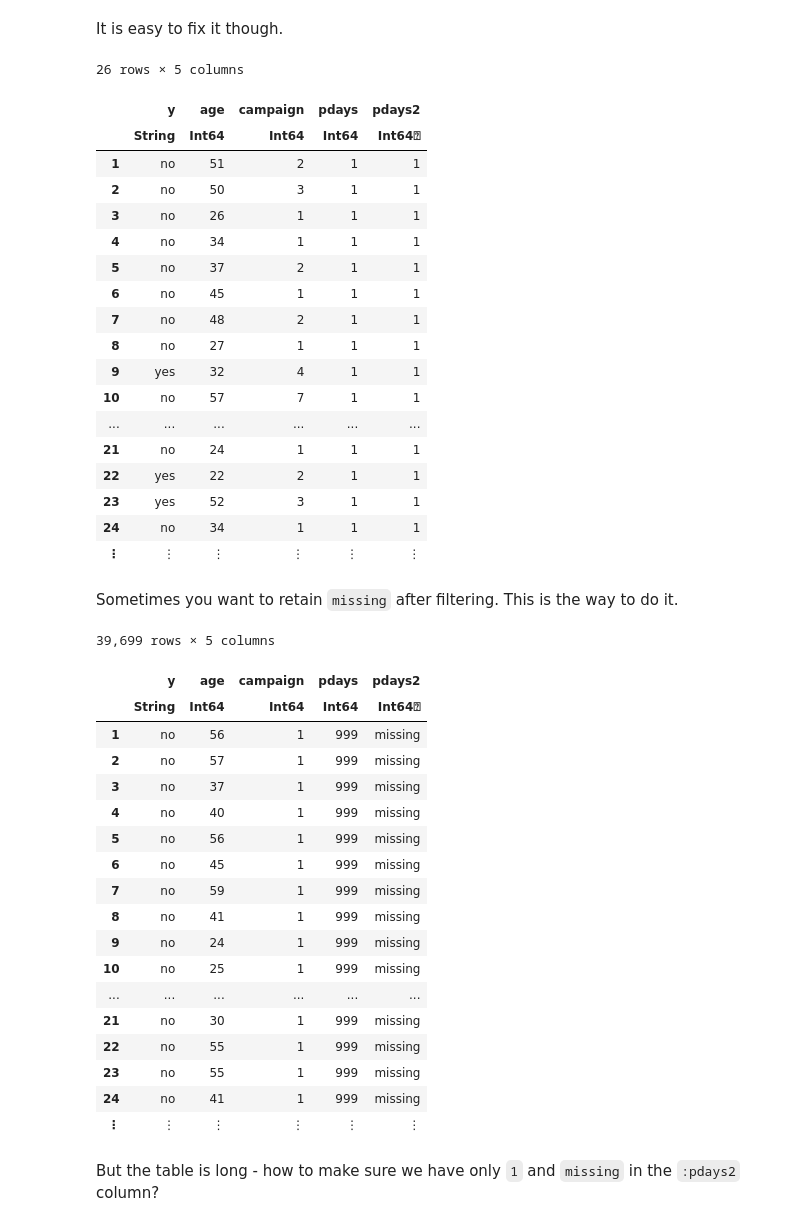
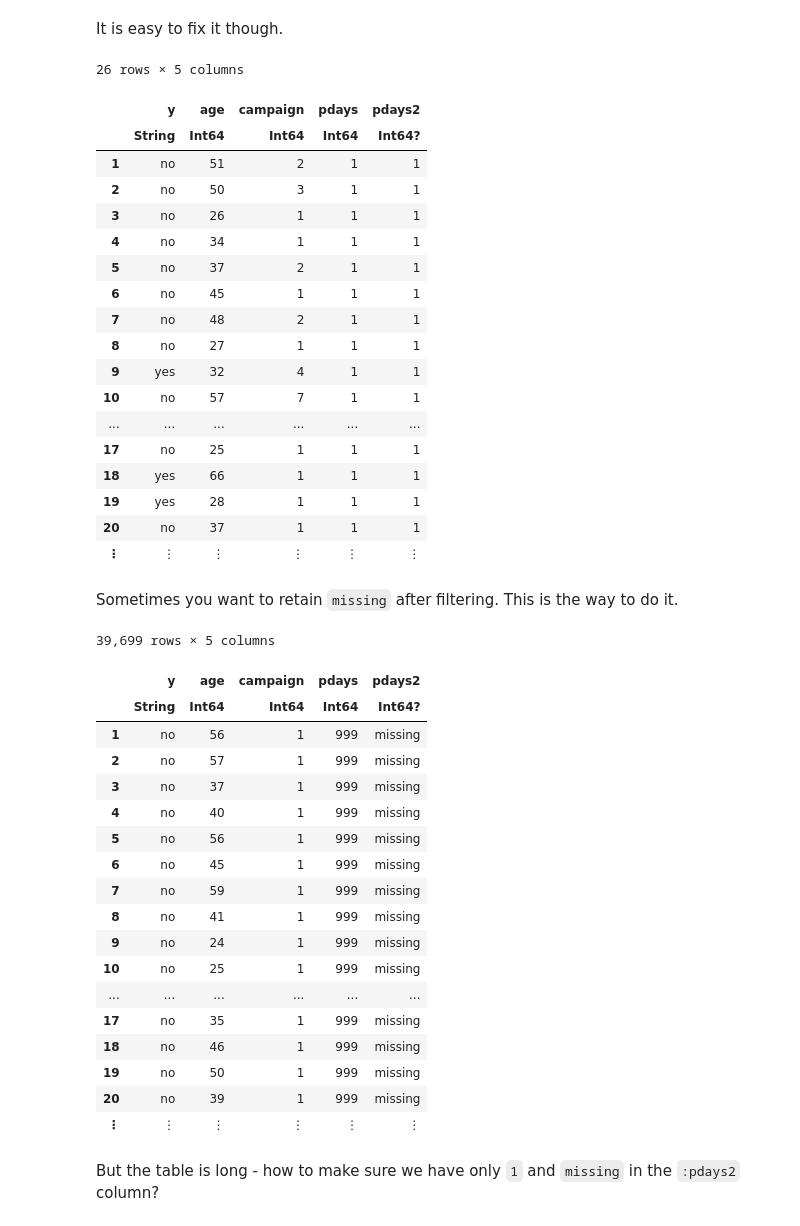
Before and after one commit to bkamins/JuliaCon2019-DataFrames-Tutorial, a Jupyter notebook: DataFramesIntroduction.ipynb, the cells around one changed output. Cells and saved outputs as stored; diff of their text form; code cells hidden in the pictures.

```diff
--- a/DataFramesIntroduction.ipynb
+++ b/DataFramesIntroduction.ipynb
@@ -906,11 +966,11 @@ TypeError: TypeError: non-boolean (Missing) used in boolean context
 # %% [markdown]
 It is easy to fix it though.
 # %%
-filter(row -> isequal(row.pdays2, 1), bank2)
+filter(:pdays2 => isequal(1), bank2)
 # %% [output]
 26 rows × 5 columns
 |  | y | age | campaign | pdays | pdays2 |
-|  | String | Int64 | Int64 | Int64 | Int64⍰ |
+|  | String | Int64 | Int64 | Int64 | Int64? |
 | 1 | no | 51 | 2 | 1 | 1 |
 | 2 | no | 50 | 3 | 1 | 1 |
 | 3 | no | 26 | 1 | 1 | 1 |
@@ -922,19 +982,19 @@ filter(row -> isequal(row.pdays2, 1), bank2)
 | 9 | yes | 32 | 4 | 1 | 1 |
 | 10 | no | 57 | 7 | 1 | 1 |
 | ... | ... | ... | ... | ... | ... |
-| 21 | no | 24 | 1 | 1 | 1 |
-| 22 | yes | 22 | 2 | 1 | 1 |
-| 23 | yes | 52 | 3 | 1 | 1 |
-| 24 | no | 34 | 1 | 1 | 1 |
+| 17 | no | 25 | 1 | 1 | 1 |
+| 18 | yes | 66 | 1 | 1 | 1 |
+| 19 | yes | 28 | 1 | 1 | 1 |
+| 20 | no | 37 | 1 | 1 | 1 |
 | ⋮ | ⋮ | ⋮ | ⋮ | ⋮ | ⋮ |
 # %% [markdown]
 Sometimes you want to retain `missing` after filtering. This is the way to do it.
 # %%
-bank_tmp = filter(row -> coalesce(row.pdays2 == 1, true), bank2)
+bank_tmp = filter(:pdays2 => x -> coalesce(x == 1, true), bank2)
 # %% [output]
 39,699 rows × 5 columns
 |  | y | age | campaign | pdays | pdays2 |
-|  | String | Int64 | Int64 | Int64 | Int64⍰ |
+|  | String | Int64 | Int64 | Int64 | Int64? |
 | 1 | no | 56 | 1 | 999 | missing |
 | 2 | no | 57 | 1 | 999 | missing |
 | 3 | no | 37 | 1 | 999 | missing |
@@ -946,10 +1006,10 @@ bank_tmp = filter(row -> coalesce(row.pdays2 == 1, true), bank2)
 | 9 | no | 24 | 1 | 999 | missing |
 | 10 | no | 25 | 1 | 999 | missing |
 | ... | ... | ... | ... | ... | ... |
-| 21 | no | 30 | 1 | 999 | missing |
-| 22 | no | 55 | 1 | 999 | missing |
-| 23 | no | 55 | 1 | 999 | missing |
-| 24 | no | 41 | 1 | 999 | missing |
+| 17 | no | 35 | 1 | 999 | missing |
+| 18 | no | 46 | 1 | 999 | missing |
+| 19 | no | 50 | 1 | 999 | missing |
+| 20 | no | 39 | 1 | 999 | missing |
 | ⋮ | ⋮ | ⋮ | ⋮ | ⋮ | ⋮ |
 # %% [markdown]
 But the table is long - how to make sure we have only `1` and `missing` in the `:pdays2` column?
```
Also changed, not shown: parts of 131 cells of this notebook, 4 other files.
